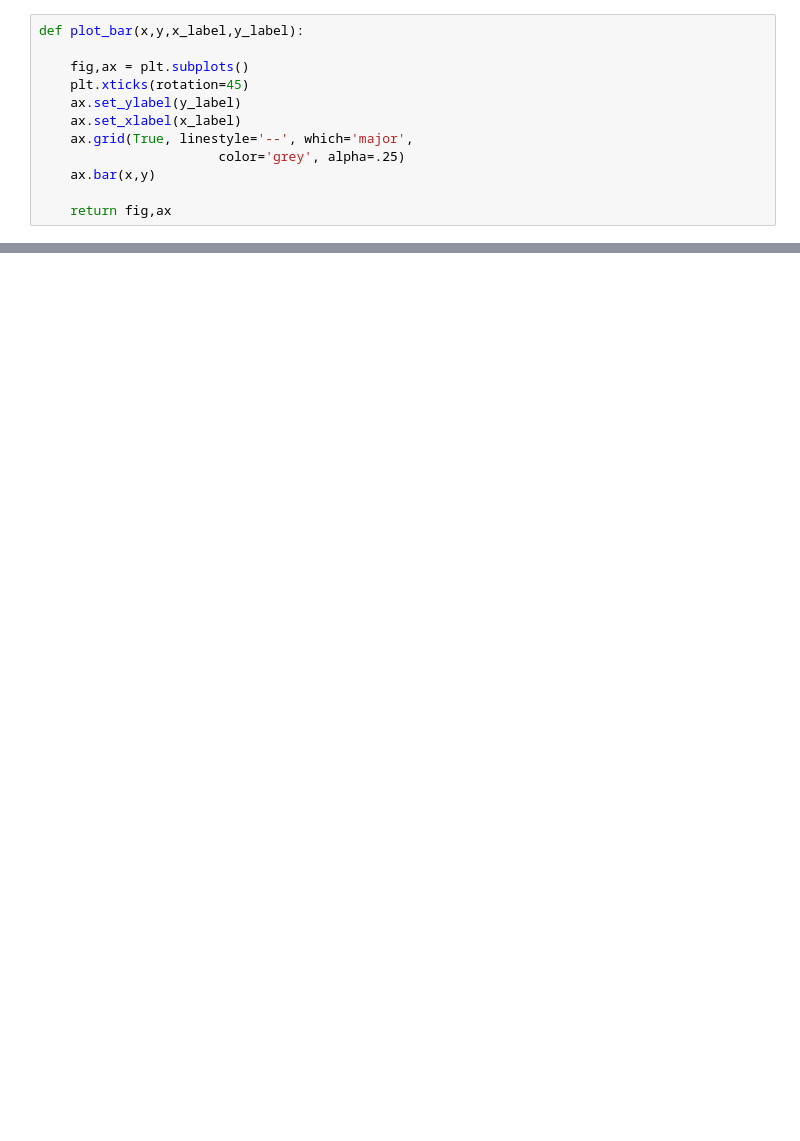
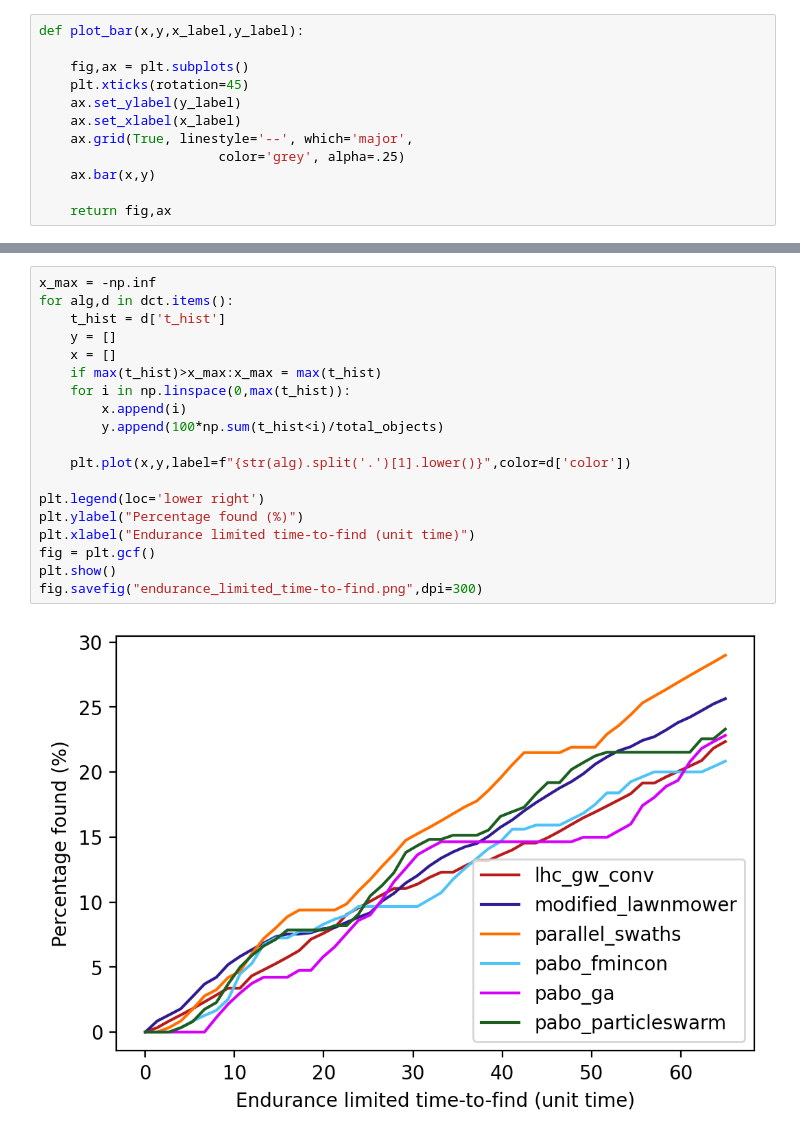
Before and after one commit to iwishiwasaneagle/OPP_4_SAR, a Jupyter notebook: visualize_data.ipynb, the cells around one changed output, grey strips where cells are left out. Drawn from its saved outputs; the diff is of its cells as text; blank space fills up the shorter version.

```diff
--- a/visualize_data.ipynb
+++ b/visualize_data.ipynb
@@ -186,0 +307,21 @@ plt.show()
+# %%
+x_max = -np.inf
+for alg,d in dct.items():
+    t_hist = d['t_hist']
+    y = []
+    x = []
+    if max(t_hist)>x_max:x_max = max(t_hist)
+    for i in np.linspace(0,max(t_hist)):
+        x.append(i)
+        y.append(100*np.sum(t_hist<i)/total_objects)
+
+    plt.plot(x,y,label=f"{str(alg).split('.')[1].lower()}",color=d['color'])
+
+plt.legend(loc='lower right')
+plt.ylabel("Percentage found (%)")
+plt.xlabel("Endurance limited time-to-find (unit time)")
+fig = plt.gcf()
+plt.show()
+fig.savefig("endurance_limited_time-to-find.png",dpi=300)
+# %% [output]
+[figure, added]
```
Also changed, not shown: parts of 9 cells of this notebook.
